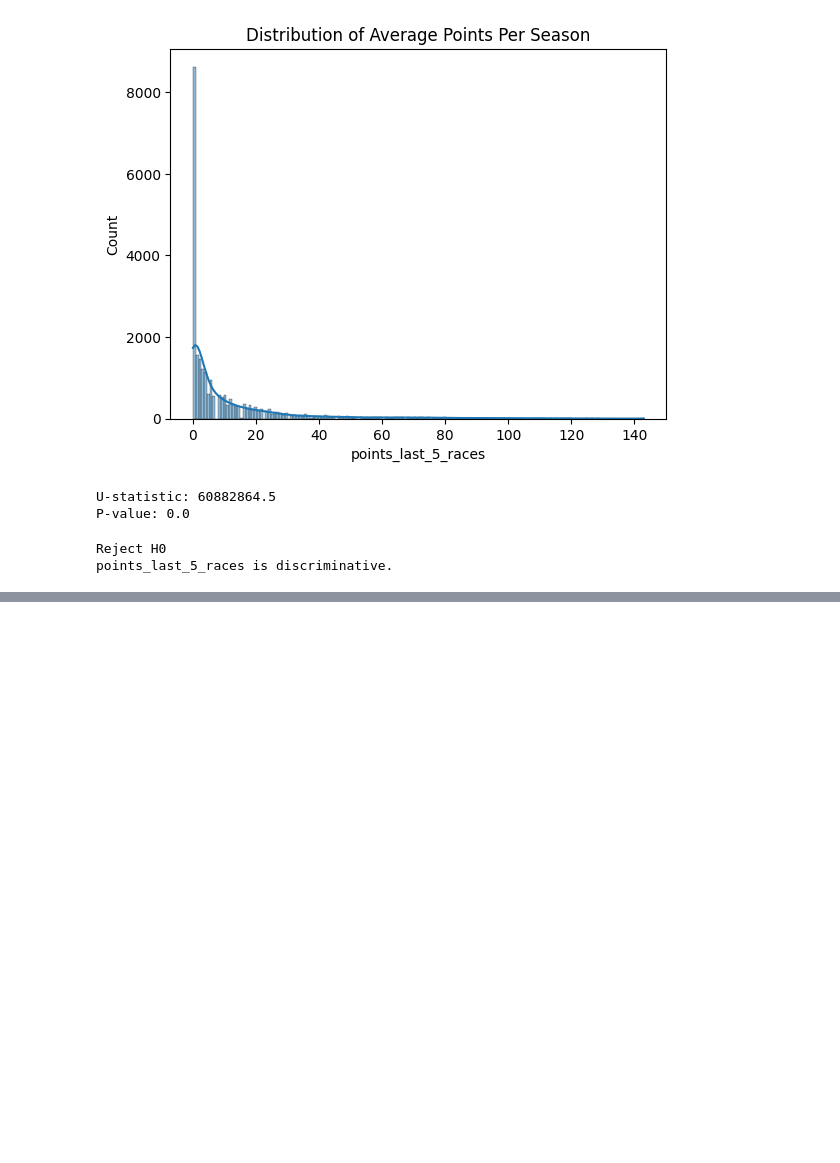
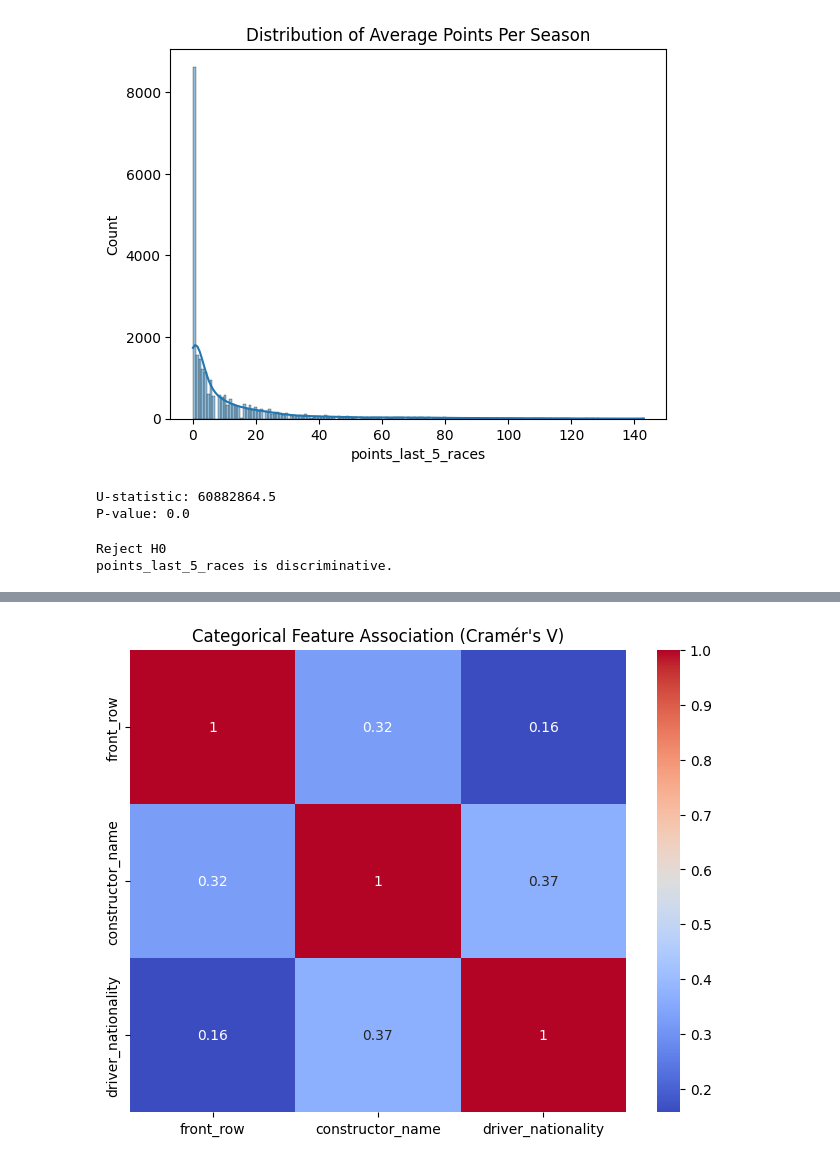
Before and after one commit to andersjohnsennn/F1-project, a Jupyter notebook: notebooks/04_classification_podium.ipynb, the cells around one changed output, grey strips where cells are left out. Cells and saved outputs as stored; diff of their text form; code cells hidden in the pictures; blank space fills up the shorter version.

```diff
--- a/notebooks/04_classification_podium.ipynb
+++ b/notebooks/04_classification_podium.ipynb
@@ -494,0 +637,14 @@ points_last_5_races is discriminative.
+# %%
+plt.figure(figsize=(8, 6))
+
+sns.heatmap(
+    cramers_matrix.astype(float),
+    annot=True,
+    cmap="coolwarm"
+)
+
+plt.title("Categorical Feature Association (Cramér's V)")
+
+plt.show()
+# %% [output]
+[figure, added]
```
Also changed, not shown: parts of 8 cells of this notebook, 1 other file.
